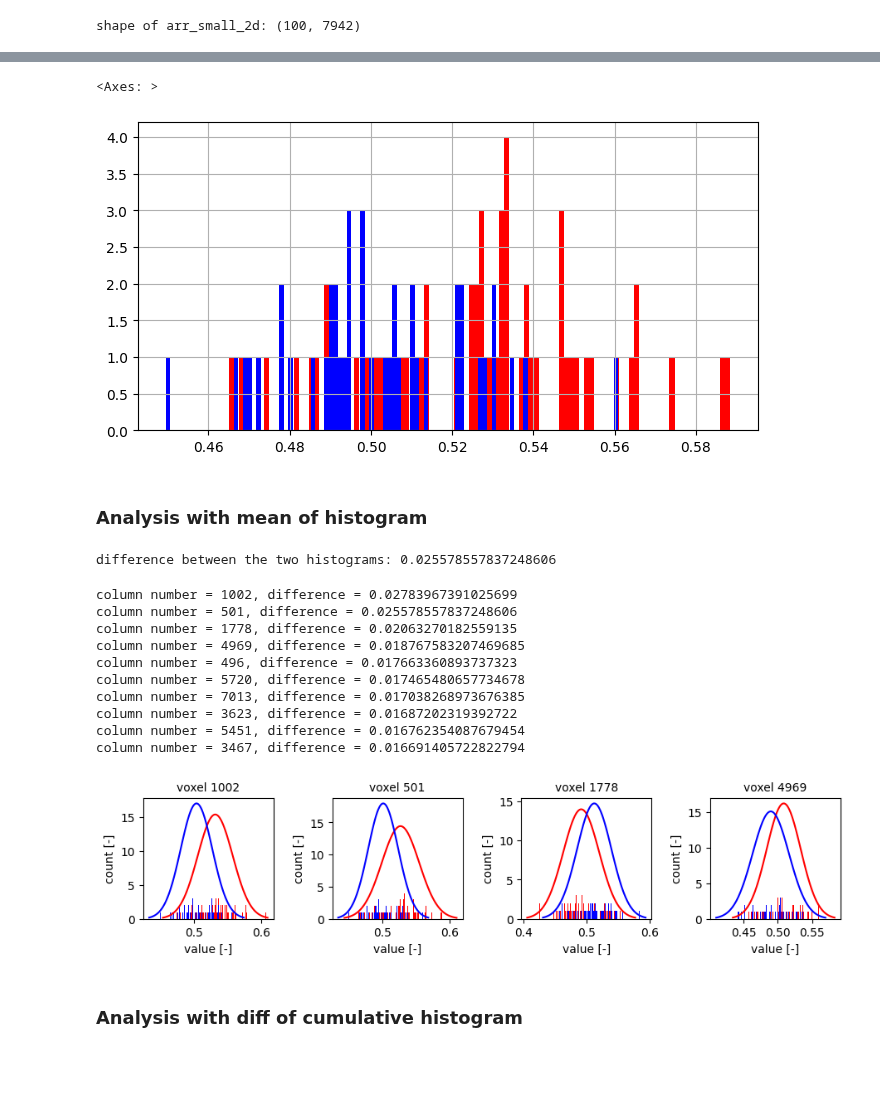
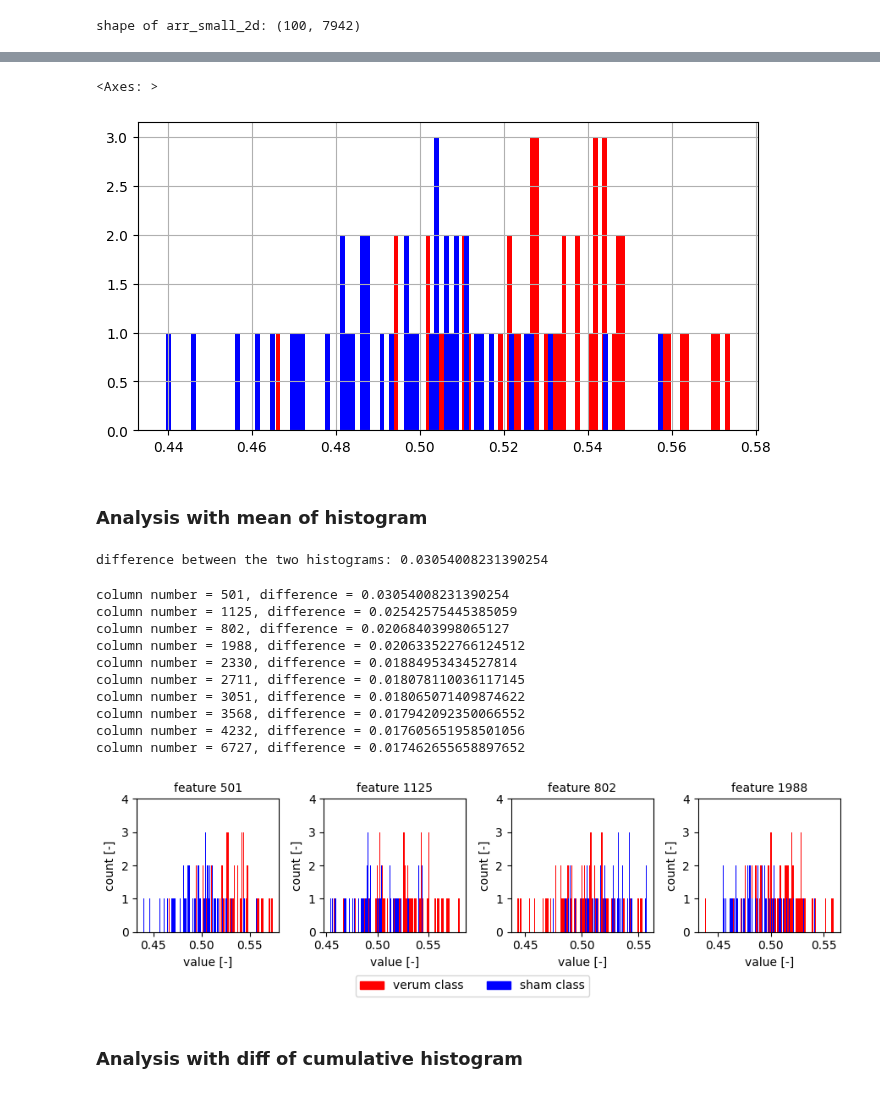
Before and after one commit to tahendry/master_thesis, a Jupyter notebook: exploration/histogram_analysis_example.ipynb, the cells around one changed output, grey strips where cells are left out. Drawn from its saved outputs; the diff is of its cells as text; code cells hidden in the pictures; blank space fills up the shorter version.

Commit message:
update figure

```diff
--- a/exploration/histogram_analysis_example.ipynb
+++ b/exploration/histogram_analysis_example.ipynb
@@ -117,14 +116,14 @@ df_small.loc[df_small["ground_truth"]==0 , col_nr].hist(bins=100, figsize=(8, 4)
 # %%
 # increase two values of the column for the ground truth 1
-changed_col = [col_nr, col_nr * 2]
-df_small.loc[df_small["ground_truth"]==1 , changed_col] *= 1.07
+changed_col = [col_nr, col_nr * 2 + 123]
+df_small.loc[df_small["ground_truth"]==1 , changed_col] *= 1.05
 
 # create histogram for one column
 df_small.loc[df_small["ground_truth"]==1 , col_nr].hist(bins=100, figsize=(8, 4), color='red')
 df_small.loc[df_small["ground_truth"]==0 , col_nr].hist(bins=100, figsize=(8, 4), color='blue')
 # %% [output]
 <Axes: >
-[figure, old version]
+[figure, new version]
 # %% [markdown]
 ### Analysis with mean of histogram
 # %%
@@ -133,59 +132,56 @@ diff = np.abs(df_small.loc[df_small["ground_truth"]==1 , col_nr].mean()
               - df_small.loc[df_small["ground_truth"]==0 , col_nr].mean())
 print(f"difference between the two histograms: {diff}")
 # %% [output]
-difference between the two histograms: 0.025578557837248606
+difference between the two histograms: 0.03054008231390254
 # %%
 # find the columns with the biggest difference
 diff_dict = {}
 for col in range(df_small.shape[1] - 1):  # -1 because the last column is the ground truth
     diff = np.abs(df_small.loc[df_small["ground_truth"]==1 , col].mean()
                   - df_small.loc[df_small["ground_truth"]==0 , col].mean())
     diff_dict[col] = diff
 diff_list = sorted(diff_dict.items(), key=lambda x:x[1], reverse=True)  # creates a list of tuples
 
 # print the first 10 pairs of the diff_dict
 for i in range(10):
     print(f"column number = {diff_list[i][0]}, difference = {diff_list[i][1]}")
 
-# plot the 10 columns with the biggest difference
-fig = plt.figure(figsize=(16, 4))
+fig, axs = plt.subplots(1, 4, figsize=(9, 2.5))  # Simplify subplot creation
 for i in range(4):
     col = diff_list[i][0]
-    ax = fig.add_subplot(2, 7, i+1)
-    ax.hist(df_small.loc[df_small["ground_truth"]==1 , col], bins=100, color='red')
-    ax.hist(df_small.loc[df_small["ground_truth"]==0 , col], bins=100, color='blue')
-    # add bell curve
-    mu = df_small.loc[df_small["ground_truth"]==1 , col].mean()
-    sigma = df_small.loc[df_small["ground_truth"]==1 , col].std()
-    x = np.linspace(mu - 3*sigma, mu + 3*sigma, 100)
-    ax.plot(x, norm.pdf(x, mu, sigma), color='red')
-    mu = df_small.loc[df_small["ground_truth"]==0 , col].mean()
-    sigma = df_small.loc[df_small["ground_truth"]==0 , col].std()
-    x = np.linspace(mu - 3*sigma, mu + 3*sigma, 100)
-    ax.plot(x, norm.pdf(x, mu, sigma), color='blue')
-    # add title
-    ax.set_title(f"voxel {col}", fontsize=10)
+    ax = axs[i]
+    line1, _, patches1 = ax.hist(df_small.loc[df_small["ground_truth"]==1 , col], bins=100, color='red')
+    line2, _, patches2 = ax.hist(df_small.loc[df_small["ground_truth"]==0 , col], bins=100, color='blue')
+
+    ax.set_title(f"feature {col}", fontsize=10)
     ax.set_xlabel(f"value [-]")
     ax.set_ylabel(f"count [-]")
+    ax.set_ylim([0, 4])
+
+# Create patches for the legend
+patches = [mpatches.Patch(color='red', label='verum class'),
+           mpatches.Patch(color='blue', label='sham class')]
+
+# Add the legend to the plot
+fig.legend(handles=patches, loc='lower center', ncol=2, bbox_to_anchor=(0.5, -0.1))
 
 plt.tight_layout()
 plt.show()
 
 # save the figure as svg
-# cut the figure to t
 fig.savefig("../figures/histogram.svg", format="svg", bbox_inches="tight", pad_inches=0.05)
 # %% [output]
-column number = 1002, difference = 0.02783967391025699
-column number = 501, difference = 0.025578557837248606
-column number = 1778, difference = 0.02063270182559135
-column number = 4969, difference = 0.018767583207469685
-column number = 496, difference = 0.017663360893737323
-column number = 5720, difference = 0.017465480657734678
-column number = 7013, difference = 0.017038268973676385
-column number = 3623, difference = 0.01687202319392722
-column number = 5451, difference = 0.016762354087679454
-column number = 3467, difference = 0.016691405722822794
+column number = 501, difference = 0.03054008231390254
+column number = 1125, difference = 0.02542575445385059
+column number = 802, difference = 0.02068403998065127
+column number = 1988, difference = 0.020633522766124512
+column number = 2330, difference = 0.01884953434527814
+column number = 2711, difference = 0.018078110036117145
+column number = 3051, difference = 0.018065071409874622
+column number = 3568, difference = 0.017942092350066552
+column number = 4232, difference = 0.017605651958501056
+column number = 6727, difference = 0.017462655658897652
-[figure, old version]
+[figure, new version]
 # %% [markdown]
 ### Analysis with diff of cumulative histogram
 # %%
```
Also changed, not shown: parts of 11 cells of this notebook.
